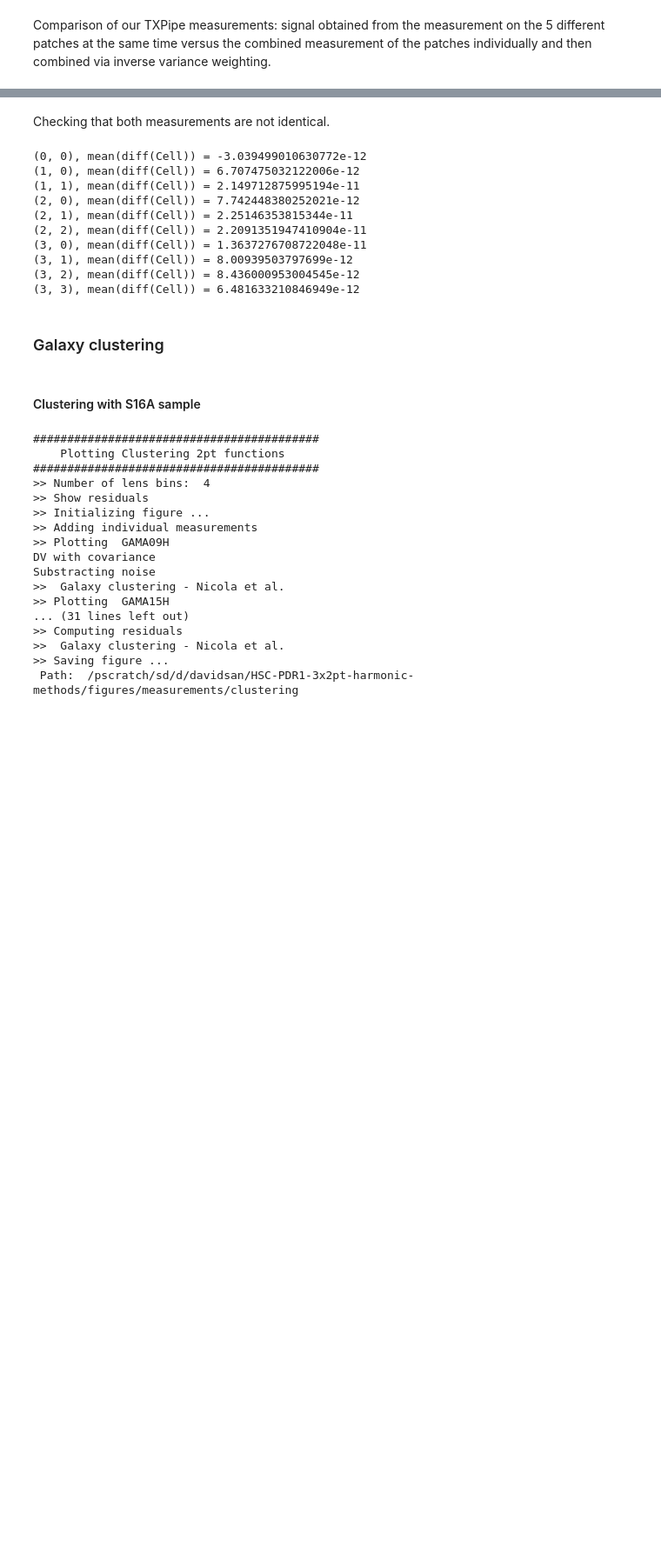
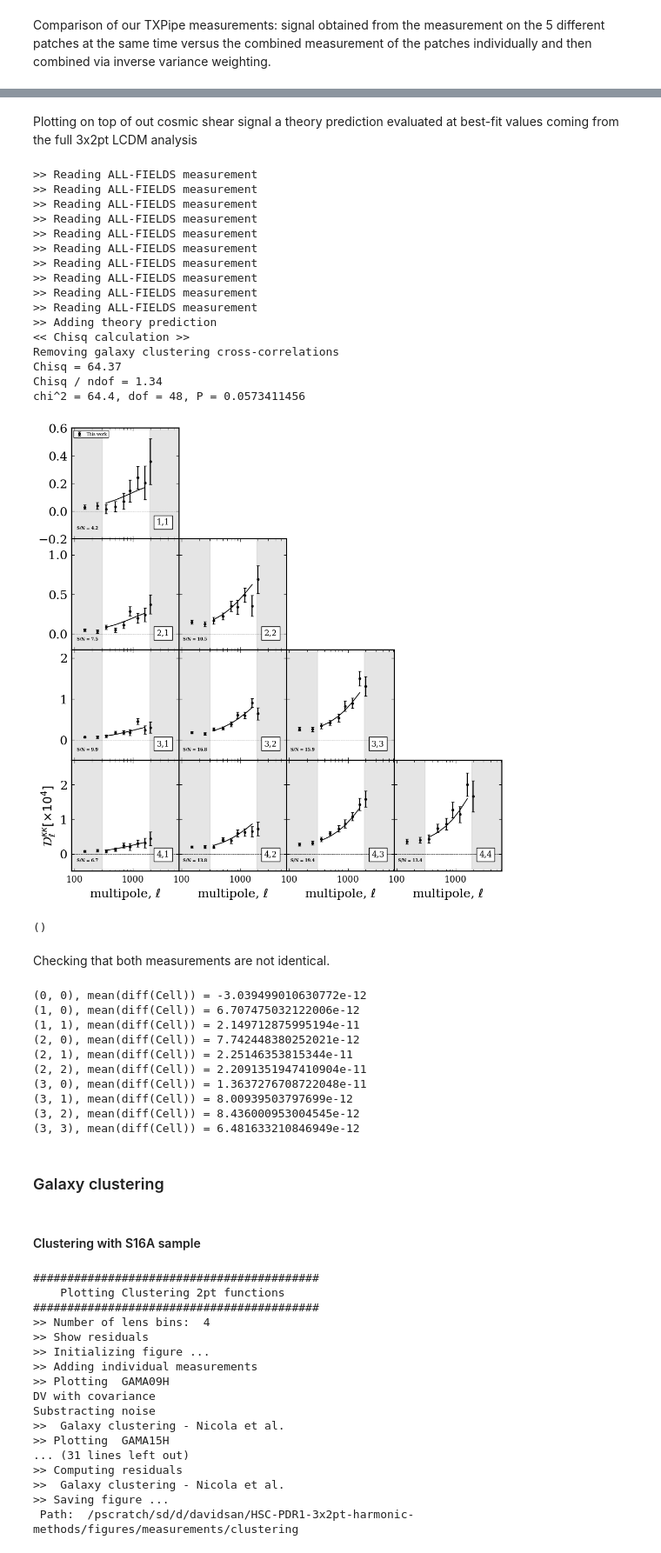
Before and after one commit to davsan06/HSC-PDR1-3x2pt-harmonic-methods, a Jupyter notebook: analysis/NBMeasurementPlot.ipynb, the cells around one changed output, grey strips where cells are left out. Shown at 87% size. Saved outputs shown, nothing was run; the diff lists cells and outputs as text; code cells hidden in the pictures; blank space fills up the shorter version.

```diff
--- a/analysis/NBMeasurementPlot.ipynb
+++ b/analysis/NBMeasurementPlot.ipynb
@@ -281,3 +358,37 @@ hmu.Shear2pt_plot(fname = ['/pscratch/sd/d/davidsan/txpipe-reanalysis/hsc/output
+# %% [markdown]
+Plotting on top of out cosmic shear signal a theory prediction evaluated at best-fit values coming from the full 3x2pt LCDM analysis
+# %%
+theory_fname='/pscratch/sd/d/davidsan/new_firecrown/firecrown/examples/hsc_3x2pt/paper-results/3x2pt/output/3x2pt_LCDM_test_theory_at_bestfit/test/data_vector'
+
+hmu.Shear2pt_plot(fname = [],
+                  labels = [],
+                  add_individual = False,
+                  add_combined=False,
+                  add_allfields=True,
+                  add_literature=False,
+                  add_Hikage_sacc=False,
+                  theory_fname=theory_fname,
+                  just_auto = False,
+                  save_fig=False)
+# %% [output]
+>> Reading ALL-FIELDS measurement
+>> Reading ALL-FIELDS measurement
+>> Reading ALL-FIELDS measurement
+>> Reading ALL-FIELDS measurement
+>> Reading ALL-FIELDS measurement
+>> Reading ALL-FIELDS measurement
+>> Reading ALL-FIELDS measurement
+>> Reading ALL-FIELDS measurement
+>> Reading ALL-FIELDS measurement
+>> Reading ALL-FIELDS measurement
+>> Adding theory prediction
+<< Chisq calculation >>
+Removing galaxy clustering cross-correlations
+Chisq = 64.37
+Chisq / ndof = 1.34
+chi^2 = 64.4, dof = 48, P = 0.0573411456
+[figure, added]
+()
 # %% [markdown]
 Checking that both measurements are not identical.
 # %%
```
Also changed, not shown: parts of 51 cells of this notebook, 1 other file.
